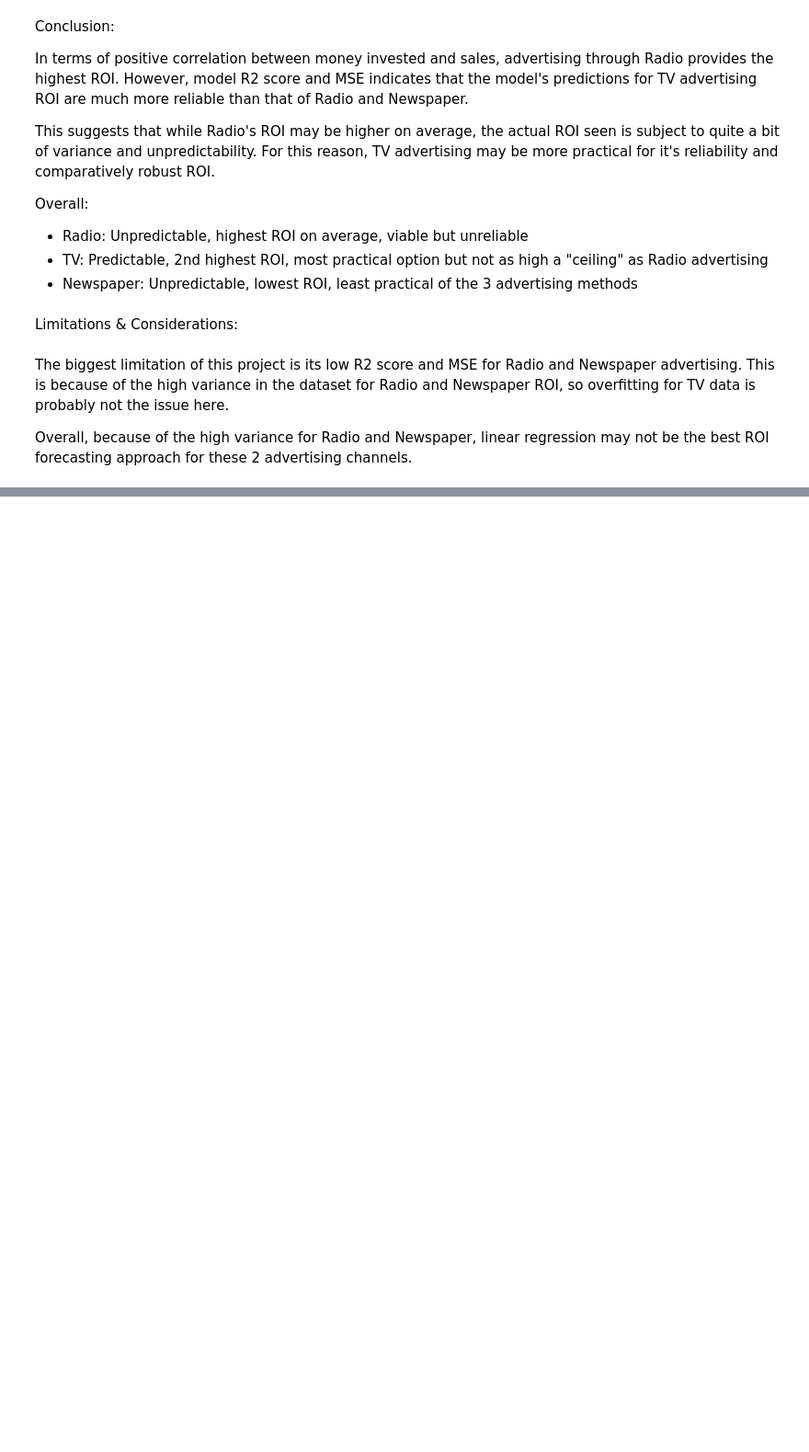
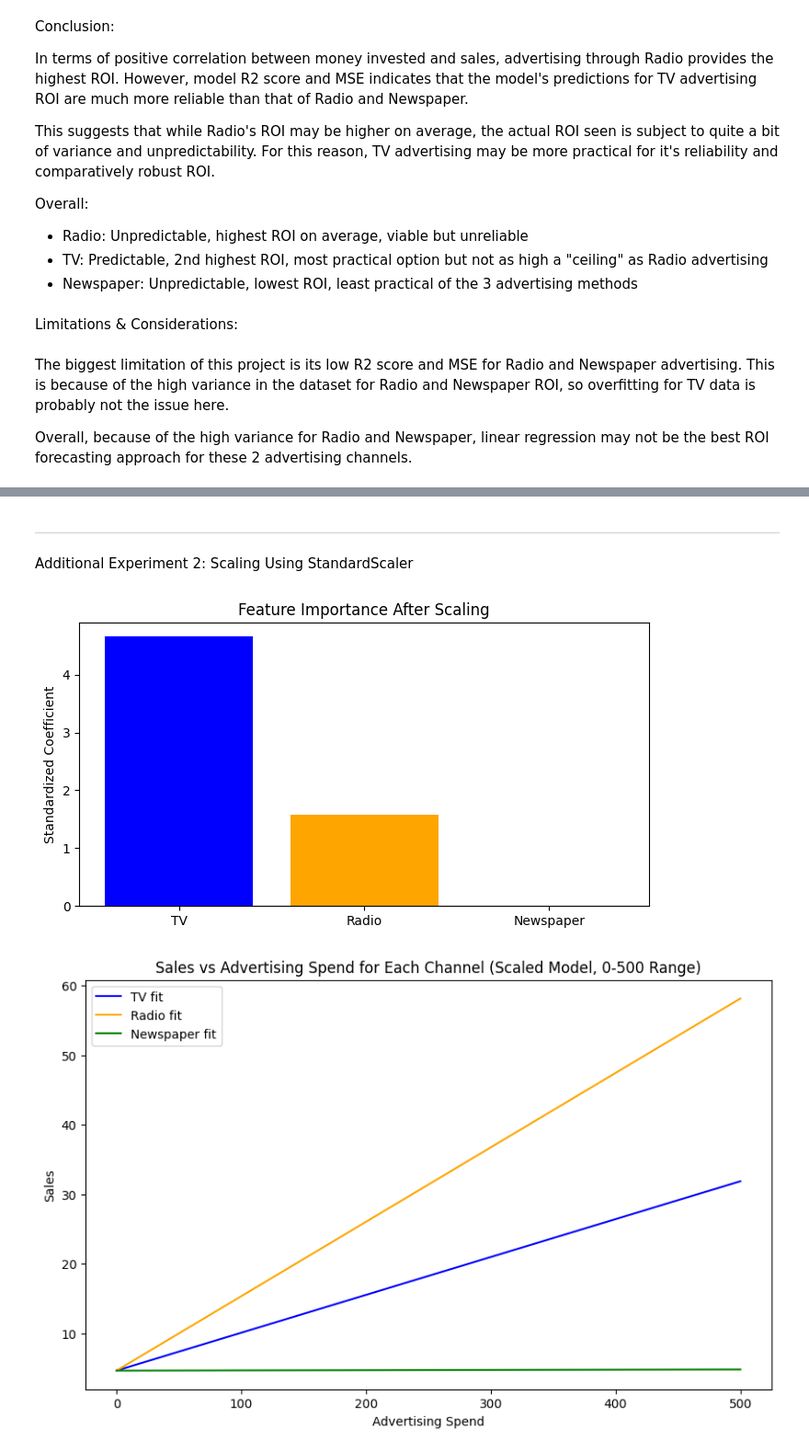
Before and after one commit to syarlagadda-dev/Advertising-Linear-Regression, a Jupyter notebook: AdvertisingLR.ipynb, the cells around one changed output, grey strips where cells are left out. Shown at 92% size. Saved outputs shown, nothing was run; the diff lists cells and outputs as text; code cells hidden in the pictures; blank space fills up the shorter version.

```diff
--- a/AdvertisingLR.ipynb
+++ b/AdvertisingLR.ipynb
@@ -184,0 +228,45 @@ Overall, because of the high variance for Radio and Newspaper, linear regression
+# %% [markdown]
+_______________________________________________________________________________________________________________________________________________________________________
+# %% [markdown]
+Additional Experiment 2: Scaling Using StandardScaler
+# %%
+channels = ['TV', 'Radio', 'Newspaper']
+colors = ['blue', 'orange', 'green']
+X = df[channels]
+y = df['Sales']
+
+scaler = StandardScaler()
+X_scaled = scaler.fit_transform(X)
+
+model = LinearRegression()
+model.fit(X_scaled, y)
+
+coef_df = pd.DataFrame({
+    'Channel': channels,
+    'Coefficient': model.coef_
+}).sort_values(by='Coefficient', ascending=False)
+
+plt.figure(figsize=(8,4))
+plt.bar(coef_df['Channel'], coef_df['Coefficient'], color=colors)
+plt.ylabel('Standardized Coefficient')
+plt.title('Feature Importance After Scaling')
+plt.show()
+
+plt.figure(figsize=(10,6))
+for channel, color in zip(channels, colors):
+    X_range = np.linspace(0, 500, 100).reshape(-1,1)
+    X_temp = np.zeros((100, len(channels)))
+    channel_idx = channels.index(channel)
+    X_temp[:, channel_idx] = X_range[:,0]
+    X_temp_scaled = scaler.transform(X_temp)
+    y_range = model.predict(X_temp_scaled)
+    plt.plot(X_range, y_range, color=color, label=f"{channel} fit")
+
+plt.xlabel('Advertising Spend')
+plt.ylabel('Sales')
+plt.title('Sales vs Advertising Spend for Each Channel (Scaled Model, 0-500 Range)')
+plt.legend()
+plt.show()
+# %% [output]
+[figure, added]
+[figure, added]
```
Also changed, not shown: parts of 5 cells of this notebook, 1 other file.
